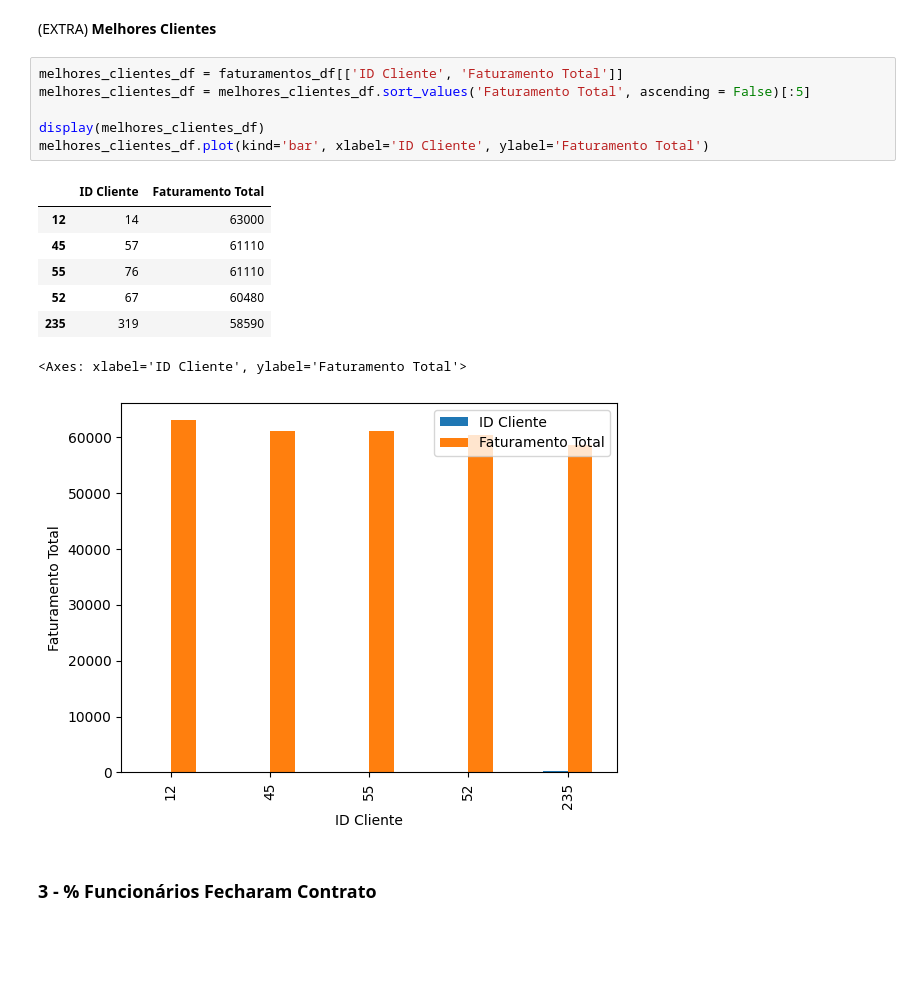
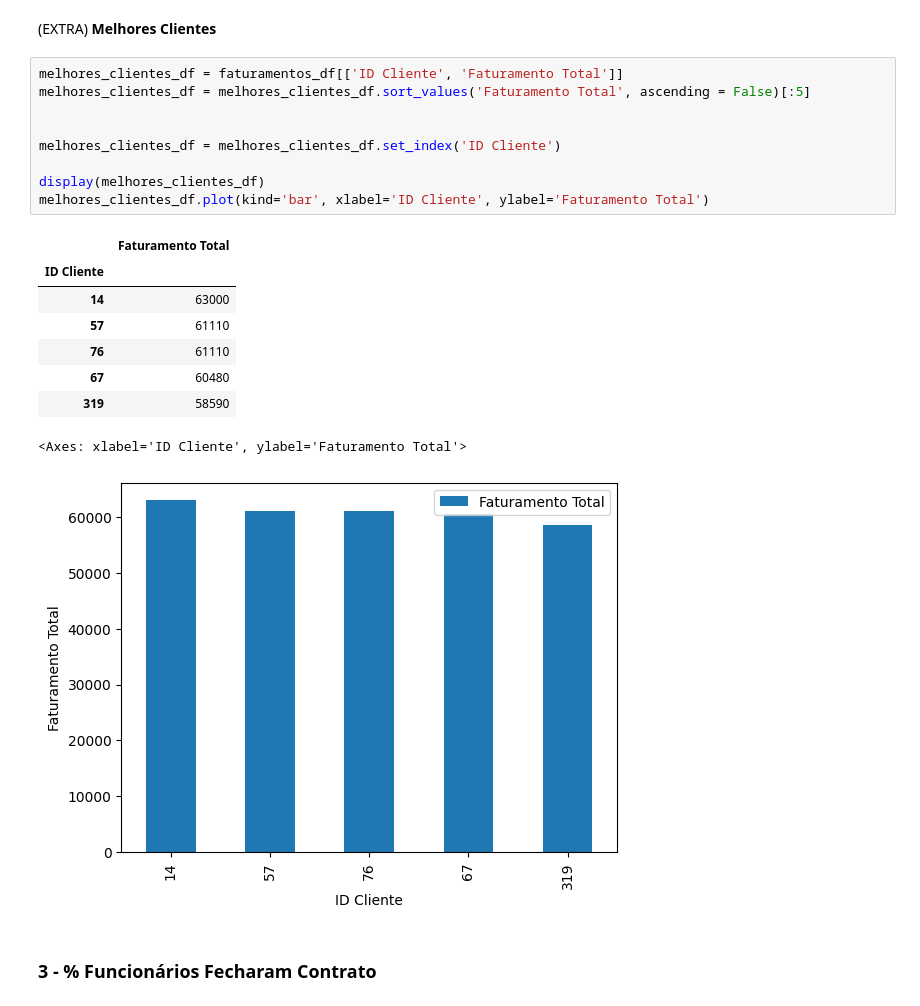
Before and after one commit to MDayvson/Python_Impressionador, a Jupyter notebook: Python Impressionador (arquivos)/Módulo 20 - Análise da Dados com o Pandas + Integração Python e Excel/aula 18/18.13 Gabarito - Exercício 0.ipynb, the cells around one changed output. Saved outputs shown, nothing was run; the diff lists cells and outputs as text; blank space fills up the shorter version.

```diff
--- a/Python Impressionador (arquivos)/Módulo 20 - Análise da Dados com o Pandas + Integração Python e Excel/aula 18/18.13 Gabarito - Exercício 0.ipynb
+++ b/Python Impressionador (arquivos)/Módulo 20 - Análise da Dados com o Pandas + Integração Python e Excel/aula 18/18.13 Gabarito - Exercício 0.ipynb
@@ -185,18 +187,22 @@ O Faturamento Total da empresa é de R$ 5,519,160
 # %%
 melhores_clientes_df = faturamentos_df[['ID Cliente', 'Faturamento Total']]
 melhores_clientes_df = melhores_clientes_df.sort_values('Faturamento Total', ascending = False)[:5]
 
+
+melhores_clientes_df = melhores_clientes_df.set_index('ID Cliente')
+
 display(melhores_clientes_df)
 melhores_clientes_df.plot(kind='bar', xlabel='ID Cliente', ylabel='Faturamento Total')
 # %% [output]
-|  | ID Cliente | Faturamento Total |
-| 12 | 14 | 63000 |
-| 45 | 57 | 61110 |
-| 55 | 76 | 61110 |
-| 52 | 67 | 60480 |
-| 235 | 319 | 58590 |
+|  | Faturamento Total |
+| ID Cliente |  |
+| 14 | 63000 |
+| 57 | 61110 |
+| 76 | 61110 |
+| 67 | 60480 |
+| 319 | 58590 |
 <Axes: xlabel='ID Cliente', ylabel='Faturamento Total'>
-[figure, old version]
+[figure, new version]
 # %% [markdown]
 ### 3 - % Funcionários Fecharam Contrato
 # %%
```
Also changed, not shown: parts of 1 cell of this notebook.
